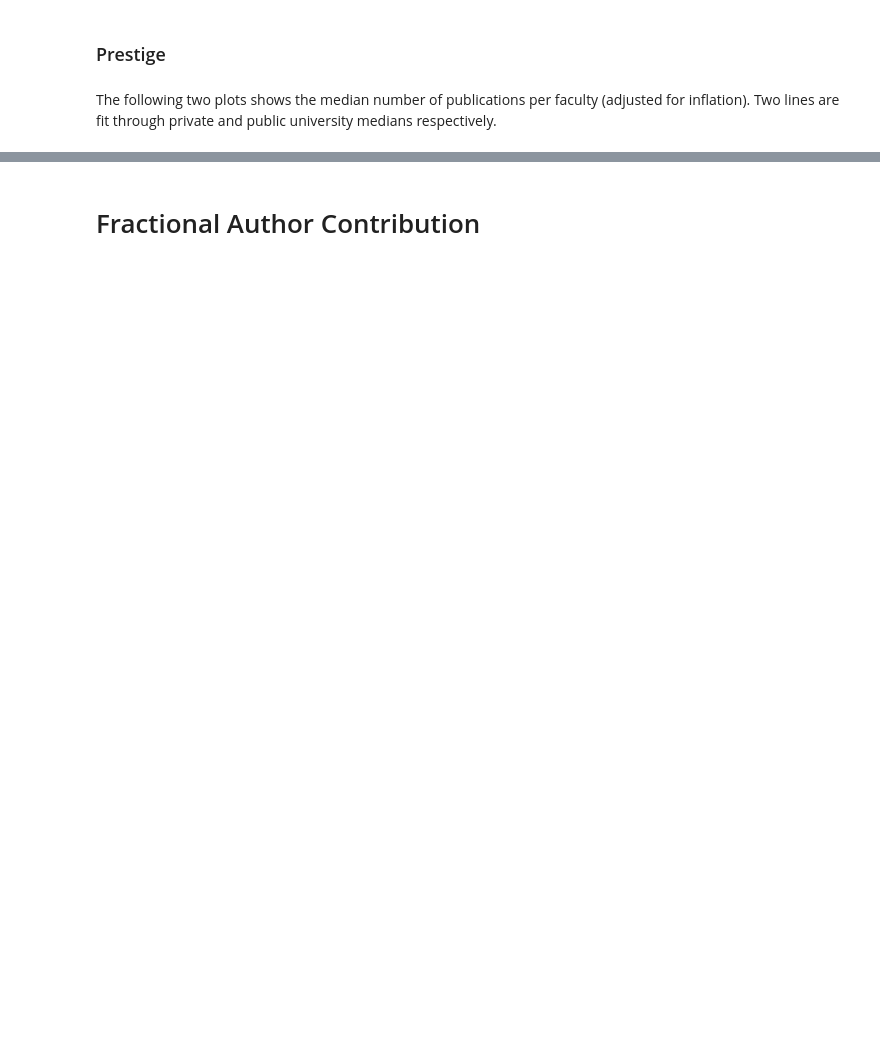
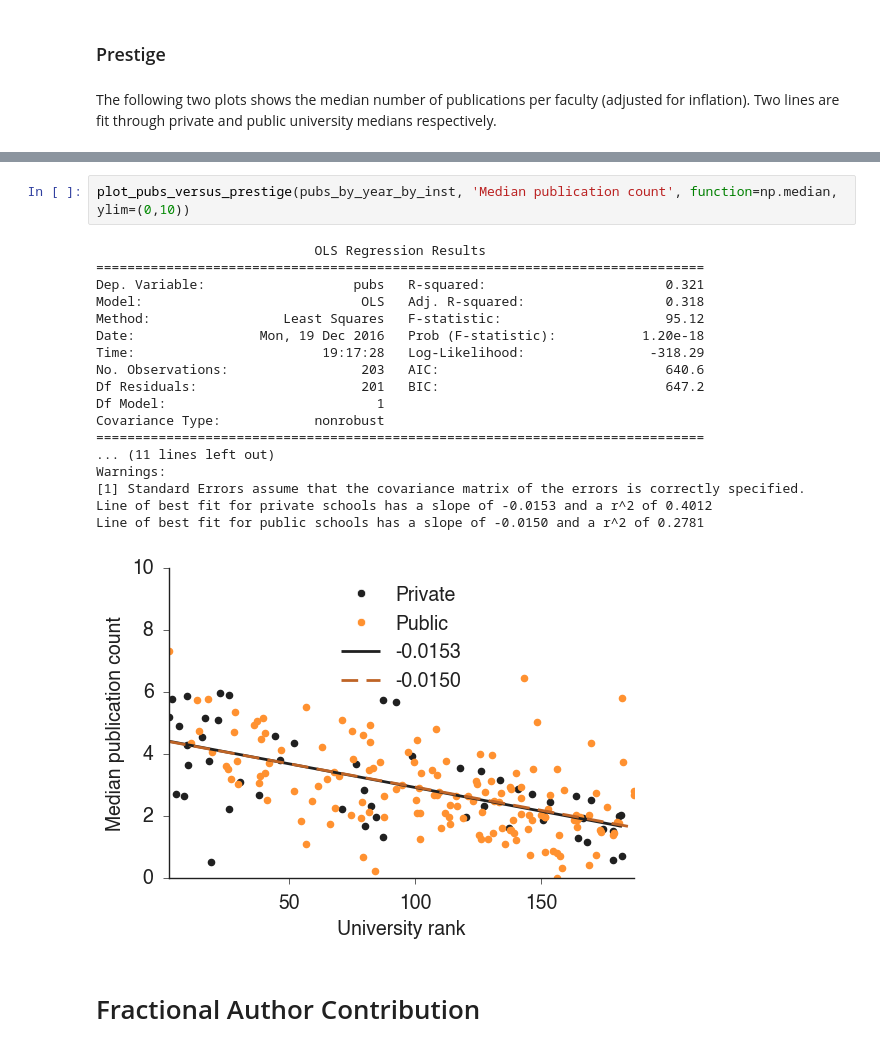
Before and after one commit to dimecon/faculty_hiring, a Jupyter notebook: notebooks-productivity/Differences_In_Productivity_By_Prestige.ipynb, the cells around one changed output, grey strips where cells are left out. Cells and saved outputs as stored; diff of their text form; blank space fills up the shorter version.

```diff
--- a/notebooks-productivity/Differences_In_Productivity_By_Prestige.ipynb
+++ b/notebooks-productivity/Differences_In_Productivity_By_Prestige.ipynb
@@ -101,3 +119,24 @@ Line of best fit for public schools has a slope of -0.2657 and a r^2 of 0.3133
+# %%
+plot_pubs_versus_prestige(pubs_by_year_by_inst, 'Median publication count', function=np.median, ylim=(0,10))
+# %% [output]
+                            OLS Regression Results
+==============================================================================
+Dep. Variable:                   pubs   R-squared:                       0.321
+Model:                            OLS   Adj. R-squared:                  0.318
+Method:                 Least Squares   F-statistic:                     95.12
+Date:                Mon, 19 Dec 2016   Prob (F-statistic):           1.20e-18
+Time:                        19:17:28   Log-Likelihood:                -318.29
+No. Observations:                 203   AIC:                             640.6
+Df Residuals:                     201   BIC:                             647.2
+Df Model:                           1
+Covariance Type:            nonrobust
+==============================================================================
+... (11 lines left out)
+Warnings:
+[1] Standard Errors assume that the covariance matrix of the errors is correctly specified.
+Line of best fit for private schools has a slope of -0.0153 and a r^2 of 0.4012
+Line of best fit for public schools has a slope of -0.0150 and a r^2 of 0.2781
+[figure, added]
 # %% [markdown]
 # Fractional Author Contribution
 # %%
```
Also changed, not shown: parts of 10 cells of this notebook, 5 other files.
